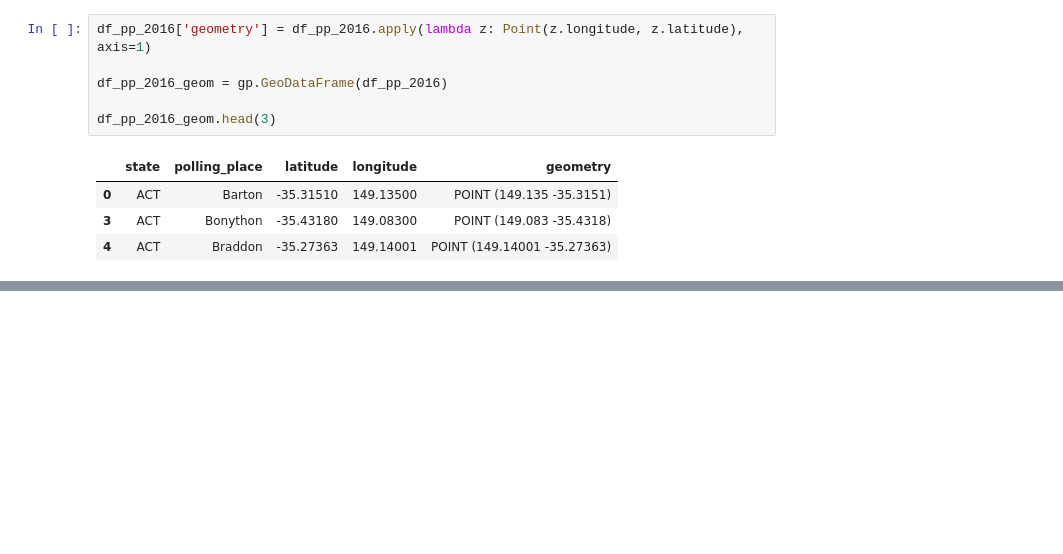
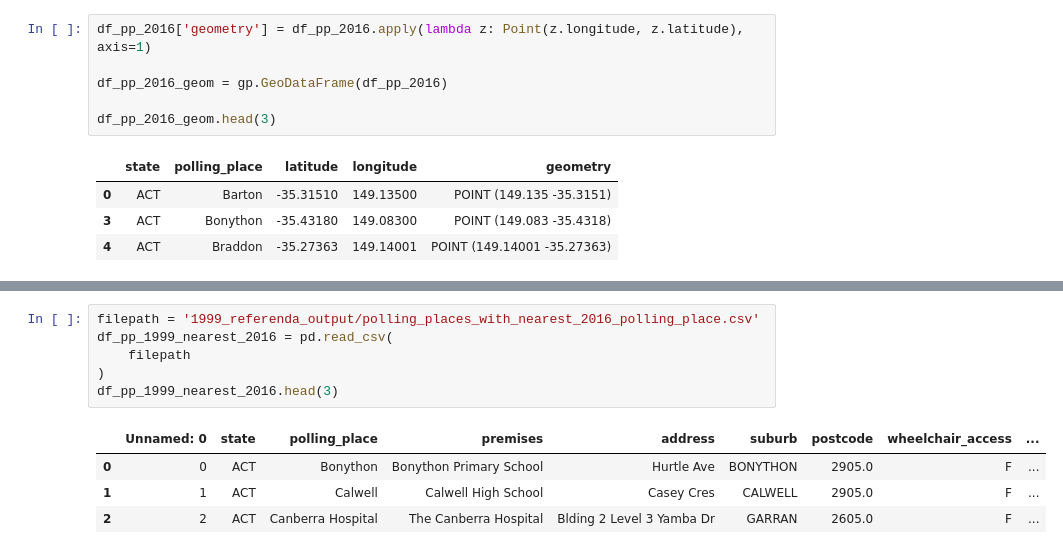
Before and after one commit to jaketclarke/australian_referenda, a Jupyter notebook: republic_referendum_analytics.ipynb, the cells around one changed output, grey strips where cells are left out. Cells and saved outputs as stored; diff of their text form; blank space fills up the shorter version.

```diff
--- a/republic_referendum_analytics.ipynb
+++ b/republic_referendum_analytics.ipynb
@@ -437,0 +442,11 @@ display(df_pp_geom.head(3))
+# %%
+filepath = '1999_referenda_output/polling_places_with_nearest_2016_polling_place.csv'
+df_pp_1999_nearest_2016 = pd.read_csv(
+    filepath
+)
+df_pp_1999_nearest_2016.head(3)
+# %% [output]
+|  | Unnamed: 0 | state | polling_place | premises | address | suburb | postcode | wheelchair_access | ... |
+| 0 | 0 | ACT | Bonython | Bonython Primary School | Hurtle Ave | BONYTHON | 2905.0 | F | ... |
+| 1 | 1 | ACT | Calwell | Calwell High School | Casey Cres | CALWELL | 2905.0 | F | ... |
+| 2 | 2 | ACT | Canberra Hospital | The Canberra Hospital | Blding 2 Level 3 Yamba Dr | GARRAN | 2605.0 | F | ... |
```
Also changed, not shown: parts of 2 cells of this notebook.
